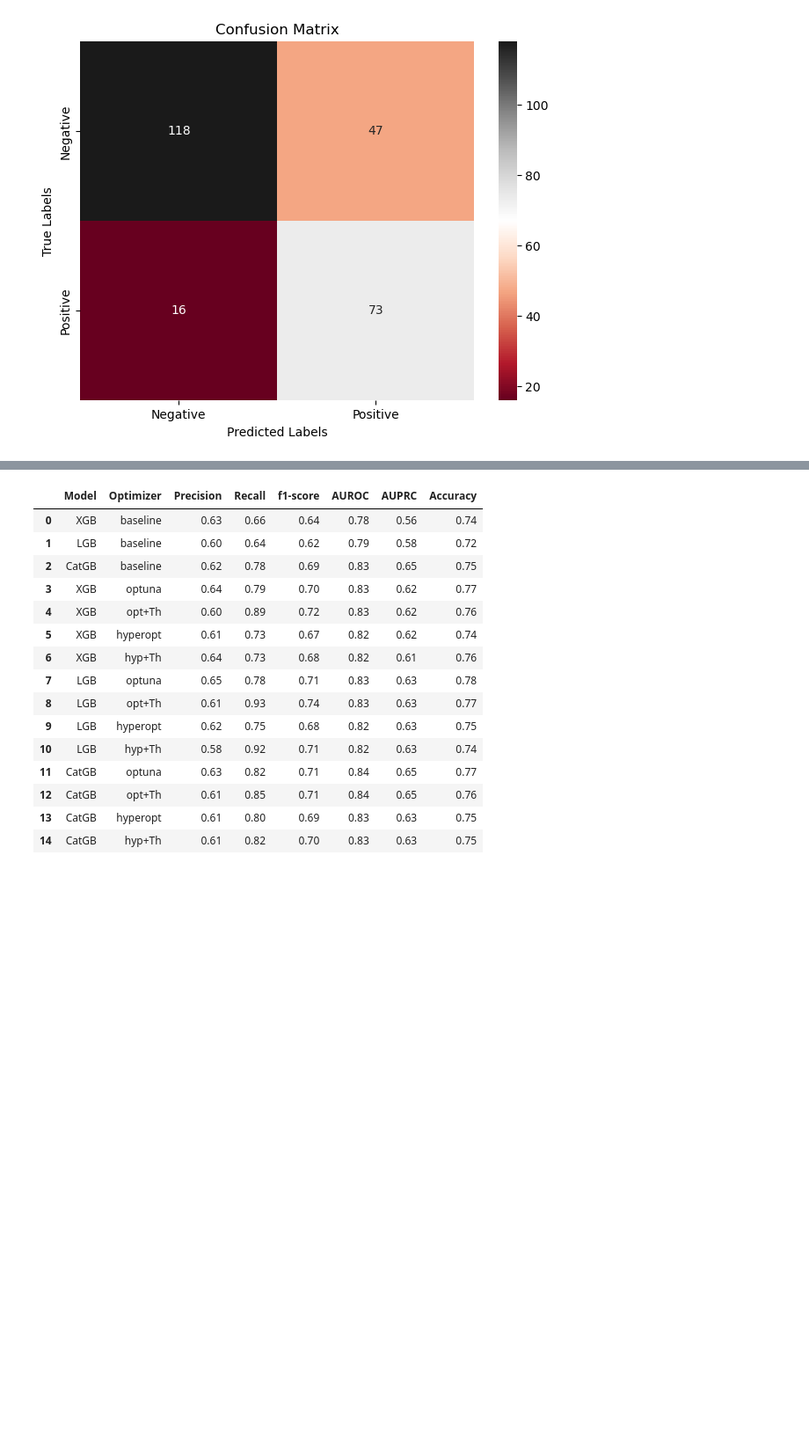
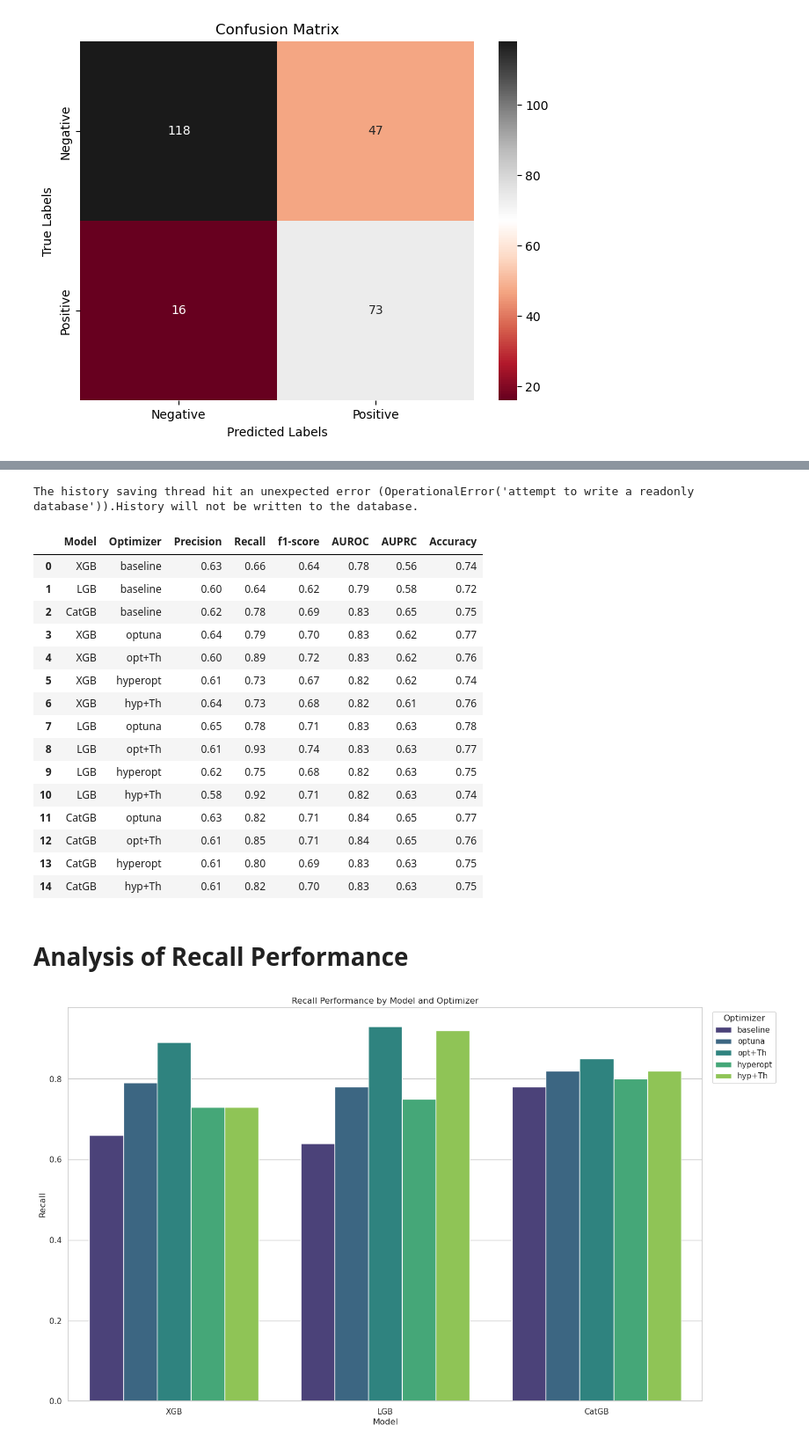
Before and after one commit to Al-1n/Diabetes_Classification, a Jupyter notebook: Diabetes_classification_ADASYN.ipynb, the cells around one changed output, grey strips where cells are left out. Shown at 88% size. Cells and saved outputs as stored; diff of their text form; code cells hidden in the pictures; blank space fills up the shorter version.

Commit message:
added new plots to summarize the results

```diff
--- a/Diabetes_classification_ADASYN.ipynb
+++ b/Diabetes_classification_ADASYN.ipynb
@@ -1856,6 +1856,7 @@ CatGB optuna
 | scale_pos_weight | 1.830572 |
 | subsample | 0.550000 |
 # %%
+# Create a dataframe of the measured performance metrics
 test_results = pd.DataFrame({
     'Model': ['XGB', 'LGB', 'CatGB', 'XGB', 'XGB', 'XGB', 'XGB', 'LGB', 'LGB', 'LGB', 'LGB', 'CatGB', 'CatGB', 'CatGB', 'CatGB'],
     'Optimizer': ['baseline', 'baseline', 'baseline', 'optuna', 'opt+Th', 'hyperopt', 'hyp+Th', 'optuna', 'opt+Th', 'hyperopt', 'hyp+Th', 'optuna', 'opt+Th', 'hyperopt', 'hyp+Th'],
@@ -1867,8 +1868,13 @@ test_results = pd.DataFrame({
     'Accuracy': [0.74, 0.72, 0.75, 0.77, 0.76, 0.74, 0.76, 0.78, 0.77, 0.75, 0.74, 0.77, 0.76, 0.75, 0.75]
 })
 
-test_results
+# Save the results to a csv
+test_results.to_csv('./Data/results.csv')
+
+# Display the results
+display(test_results)
 # %% [output]
+The history saving thread hit an unexpected error (OperationalError('attempt to write a readonly database')).History will not be written to the database.
 |  | Model | Optimizer | Precision | Recall | f1-score | AUROC | AUPRC | Accuracy |
 | 0 | XGB | baseline | 0.63 | 0.66 | 0.64 | 0.78 | 0.56 | 0.74 |
 | 1 | LGB | baseline | 0.60 | 0.64 | 0.62 | 0.79 | 0.58 | 0.72 |
@@ -1885,3 +1891,25 @@ test_results
 | 12 | CatGB | opt+Th | 0.61 | 0.85 | 0.71 | 0.84 | 0.65 | 0.76 |
 | 13 | CatGB | hyperopt | 0.61 | 0.80 | 0.69 | 0.83 | 0.63 | 0.75 |
 | 14 | CatGB | hyp+Th | 0.61 | 0.82 | 0.70 | 0.83 | 0.63 | 0.75 |
+# %% [markdown]
+# Analysis of Recall Performance
+# %%
+# Set up the matplotlib figure
+plt.figure(figsize=(16, 10))
+
+# Create a grouped bar plot for recall scores
+sns.barplot(data=test_results, x='Model', y='Recall', hue='Optimizer', palette='viridis')
+
+# Add titles and labels
+plt.title('Recall Performance by Model and Optimizer')
+plt.xlabel('Model')
+plt.ylabel('Recall')
+plt.legend(title='Optimizer', bbox_to_anchor=(1.01, 1))
+
+# Export the graph as an image
+plt.savefig('./img/recall_bar_plot.png')
+
+# Show plot
+plt.show()
+# %% [output]
+[figure, added]
```
Also changed, not shown: parts of 10 cells of this notebook, 12 other files.
